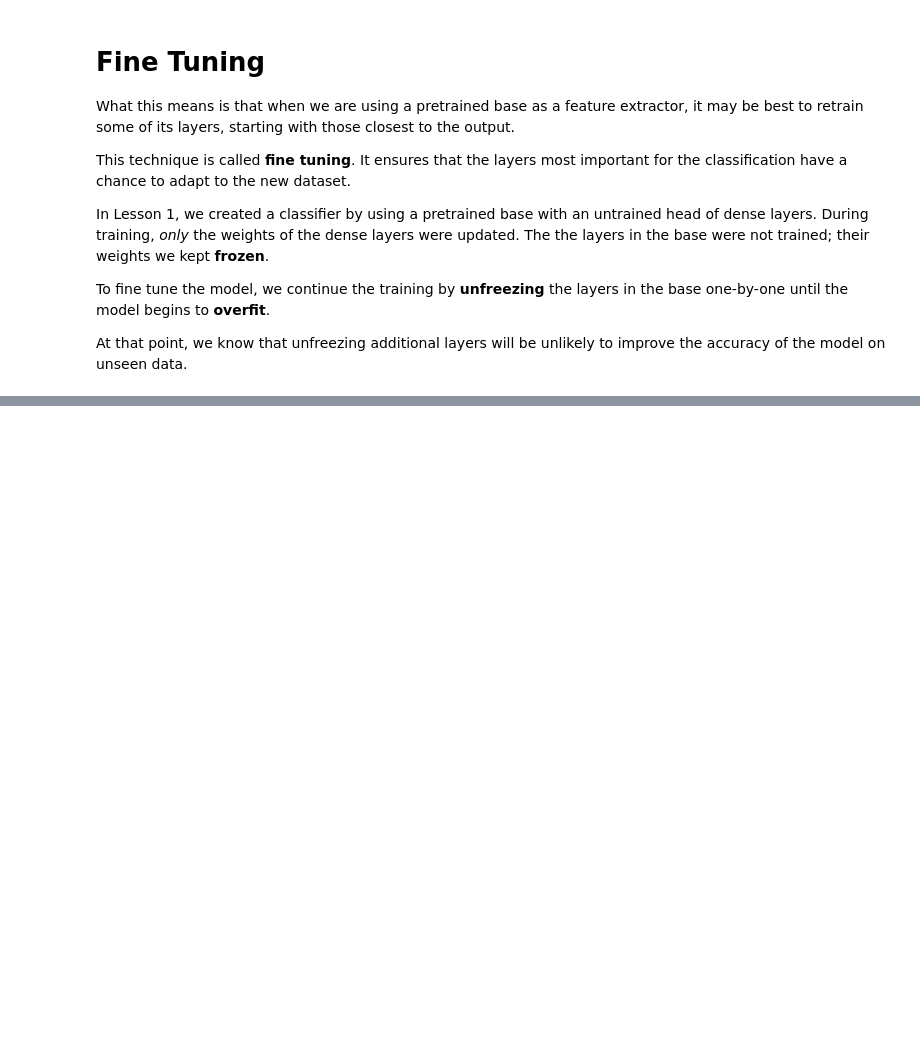
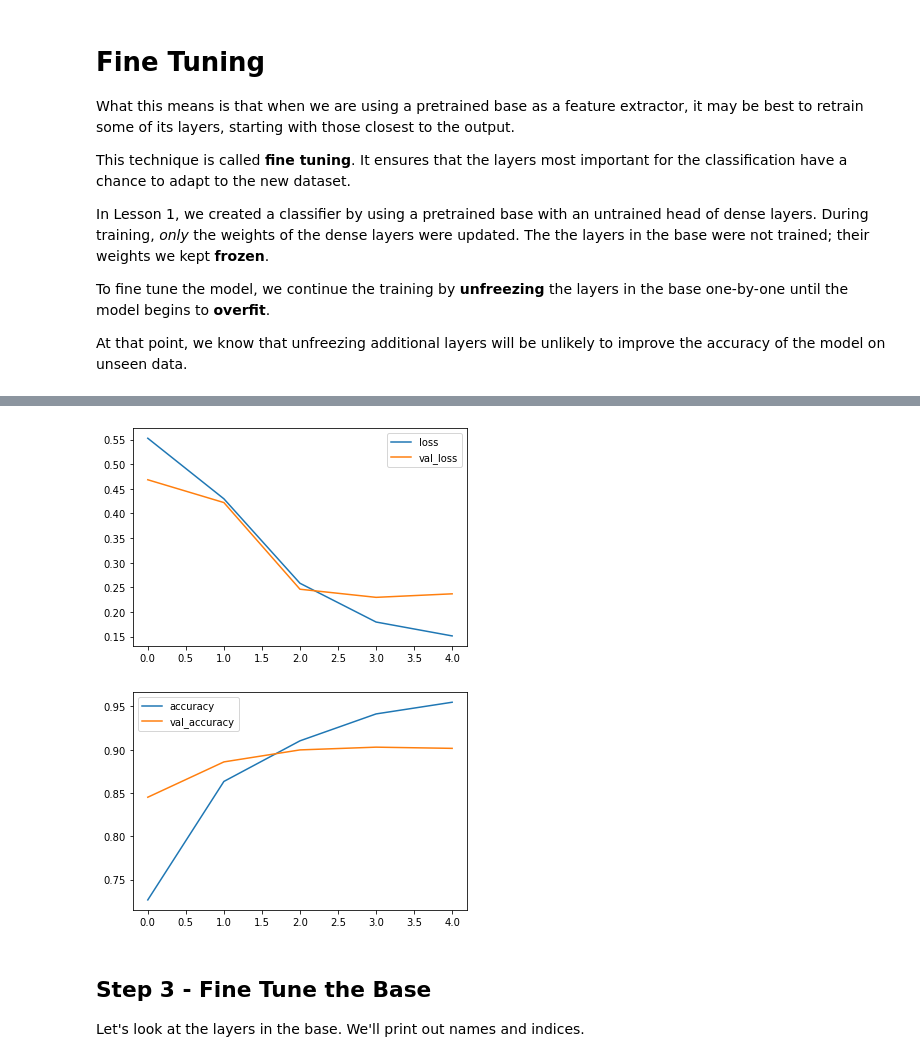
Before and after one commit to Kaggle/learntools, a Jupyter notebook: notebooks/computer_vision/raw/tut6.ipynb, the cells around one changed output, grey strips where cells are left out. Saved outputs shown, nothing was run; the diff lists cells and outputs as text; code cells hidden in the pictures; blank space fills up the shorter version.

```diff
--- a/notebooks/computer_vision/raw/tut6.ipynb
+++ b/notebooks/computer_vision/raw/tut6.ipynb
@@ -44,0 +81,17 @@ Start by creating a model just like you did in the first lesson, with a pretrain
+# %%
+from tensorflow.keras import Sequential
+import tensorflow.keras.layers as layers
+
+from tensorflow.keras.applications import VGG16
+
+pretrained_base = VGG16(include_top=False,
+                        weights='imagenet',
+                        input_shape=[192, 192, 3])
+pretrained_base.trainable = False
+
+model = Sequential([
+    pretrained_base,
+    layers.Flatten(),
+    layers.Dense(6, activation='relu'),
+    layers.Dense(1, activation='sigmoid'),
+])
@@ -45 +100,12 @@ Start by creating a model just like you did in the first lesson, with a pretrain
+# %%
+lr_schedule = tf.keras.optimizers.schedules.ExponentialDecay(
+    initial_learning_rate=0.001,
+    decay_steps=160,
+    decay_rate=0.80,
+    staircase=True,
+)
+optimizer = tf.keras.optimizers.Adam(lr_schedule)
+
+# Number of epochs per round of training
+EPOCHS = 5
 # %% [markdown]
@@ -60,0 +115,10 @@ After two more rounds, we're done. Fine tuning has improved the validation accur
+# %%
+model.compile(
+    optimizer=optimizer,
+    loss='binary_crossentropy',
+    metrics=['accuracy'],
+)
+
+history = model.fit(ds_train_,
+                    validation_data=ds_valid_,
+                    epochs=EPOCHS)
@@ -60,0 +136,13 @@ After two more rounds, we're done. Fine tuning has improved the validation accur
+# %%
+import pandas as pd
+
+history_frame = pd.DataFrame(history.history)
+history_frame.loc[:, ['loss', 'val_loss']].plot()
+history_frame.loc[:, ['accuracy', 'val_accuracy']].plot();
+# %% [output]
+[figure, added]
+[figure, added]
+# %% [markdown]
+## Step 3 - Fine Tune the Base ##
+
+Let's look at the layers in the base. We'll print out names and indices.
```
Also changed, not shown: parts of 15 cells of this notebook.
